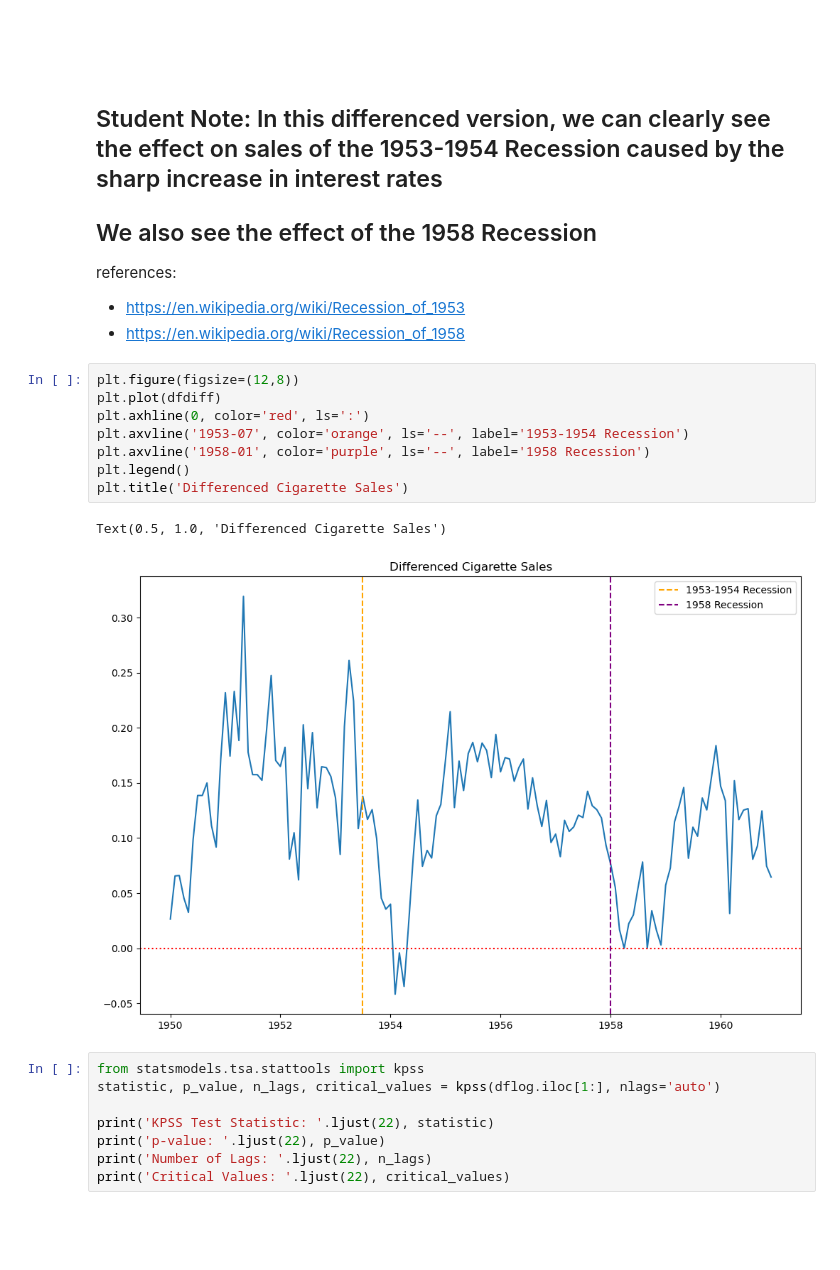
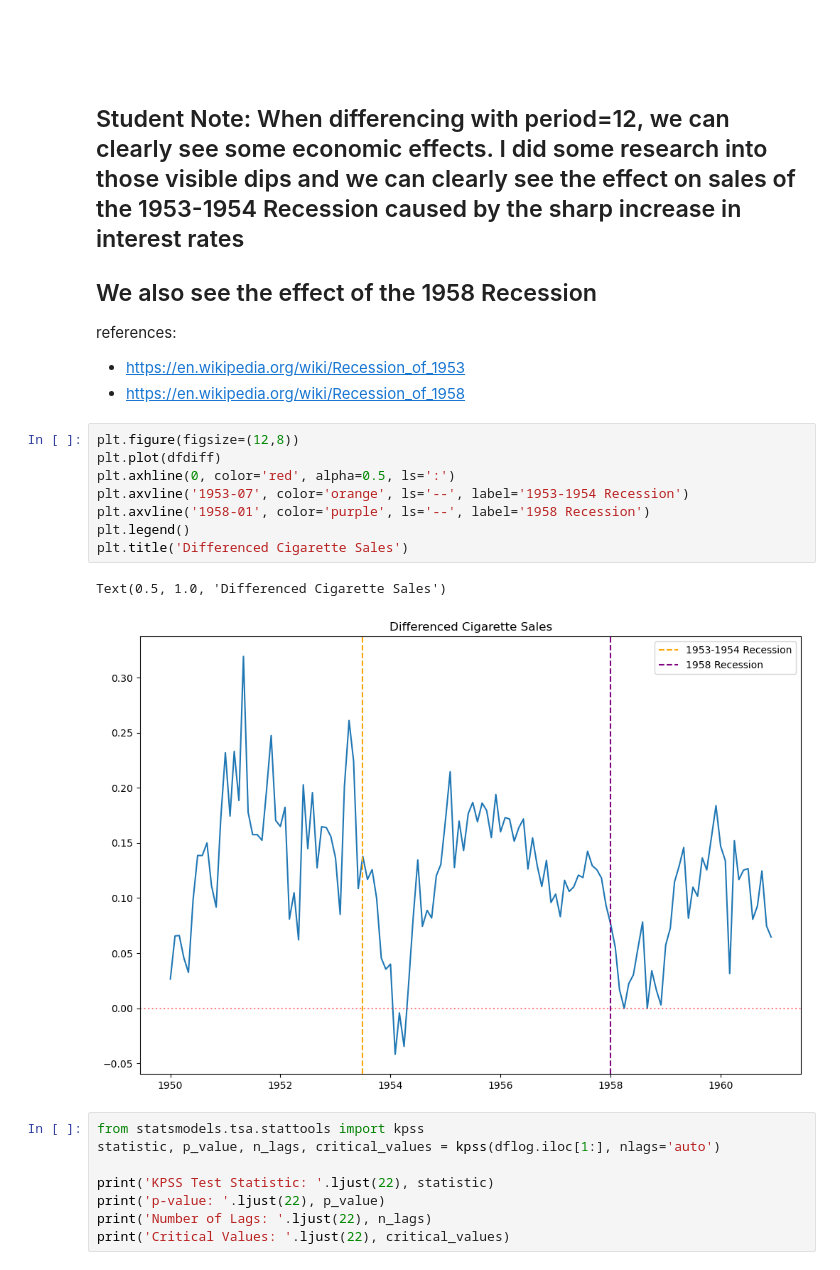
Before and after one commit to frankfletcher/Springboard-Data-Science, a Jupyter notebook: Module 21.1 - Cowboys and Cigrettes Case Study/Cowboy Cigarettes Case Study - Tier 3-FrankFletcher-better-version.ipynb, the cells around one changed output. Saved outputs shown, nothing was run; the diff lists cells and outputs as text; blank space fills up the shorter version.

```diff
--- a/Module 21.1 - Cowboys and Cigrettes Case Study/Cowboy Cigarettes Case Study - Tier 3-FrankFletcher-better-version.ipynb
+++ b/Module 21.1 - Cowboys and Cigrettes Case Study/Cowboy Cigarettes Case Study - Tier 3-FrankFletcher-better-version.ipynb
@@ -464,7 +464,7 @@ dfdiff = dfdiff.iloc[12:]
 <br>
 <br>
 # %% [markdown]
-## Student Note: In this differenced version, we can clearly see the effect on sales of the 1953-1954 Recession caused by the sharp increase in interest rates
+## Student Note: When differencing with period=12, we can clearly see some economic effects.  I did some research into those visible dips and we can clearly see the effect on sales of the 1953-1954 Recession caused by the sharp increase in interest rates
 ## We also see the effect of the 1958 Recession
 
 references:
@@ -473,14 +473,14 @@ references:
 # %%
 plt.figure(figsize=(12,8))
 plt.plot(dfdiff)
-plt.axhline(0, color='red', ls=':')
+plt.axhline(0, color='red', alpha=0.5, ls=':')
 plt.axvline('1953-07', color='orange', ls='--', label='1953-1954 Recession')
 plt.axvline('1958-01', color='purple', ls='--', label='1958 Recession')
 plt.legend()
 plt.title('Differenced Cigarette Sales')
 # %% [output]
 Text(0.5, 1.0, 'Differenced Cigarette Sales')
-[figure, old version]
+[figure, new version]
 # %%
 from statsmodels.tsa.stattools import kpss
 statistic, p_value, n_lags, critical_values = kpss(dflog.iloc[1:], nlags='auto')
```
Also changed, not shown: parts of 4 cells of this notebook.
